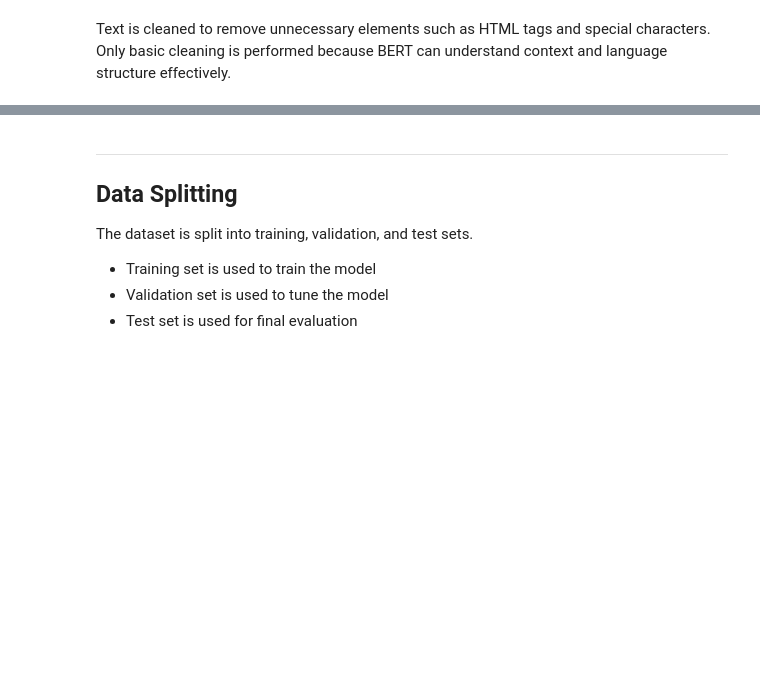
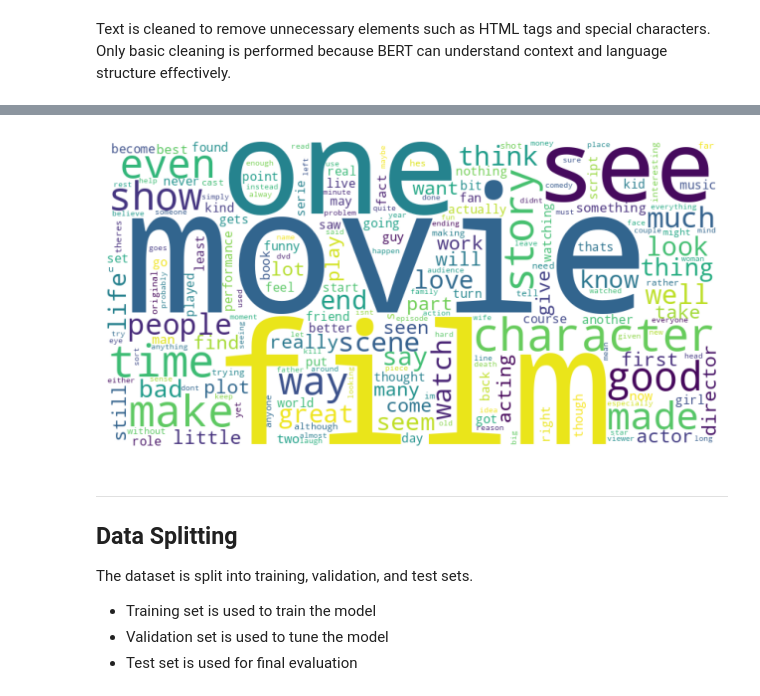
Before and after one commit to UrvishAhir1/IN226077402_NLP, a Jupyter notebook: 04-bert-fine-tuning/bert_finetuning_imdb.ipynb, the cells around one changed output, grey strips where cells are left out. Cells and saved outputs as stored; diff of their text form; code cells hidden in the pictures; blank space fills up the shorter version.

```diff
--- a/04-bert-fine-tuning/bert_finetuning_imdb.ipynb
+++ b/04-bert-fine-tuning/bert_finetuning_imdb.ipynb
@@ -120,3 +168,21 @@ Only basic cleaning is performed because BERT can understand context and languag
+# %%
+from wordcloud import WordCloud
+import matplotlib.pyplot as plt
+
+text = " ".join(df['review'])
+
+wordcloud = WordCloud(
+    width=800,
+    height=400,
+    background_color='white'
+).generate(text)
+
+plt.figure(figsize=(8,4))
+plt.imshow(wordcloud)
+plt.axis("off")
+plt.show()
+# %% [output]
+[figure, added]
 # %% [markdown]
 ---
 
```
Also changed, not shown: parts of 25 cells of this notebook.
